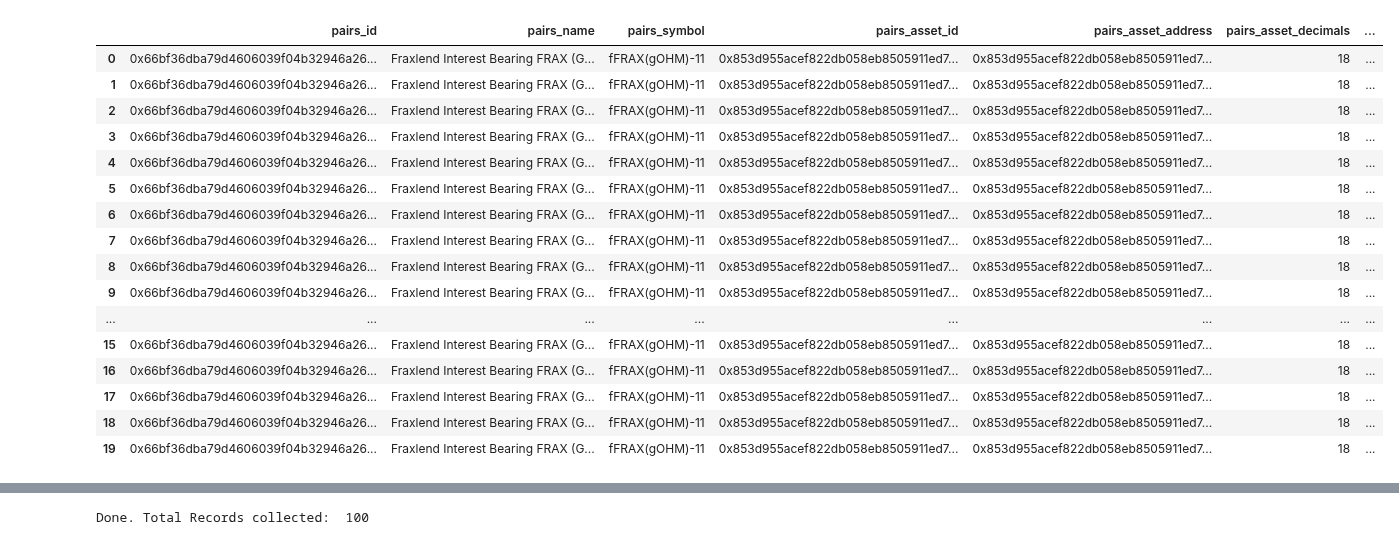
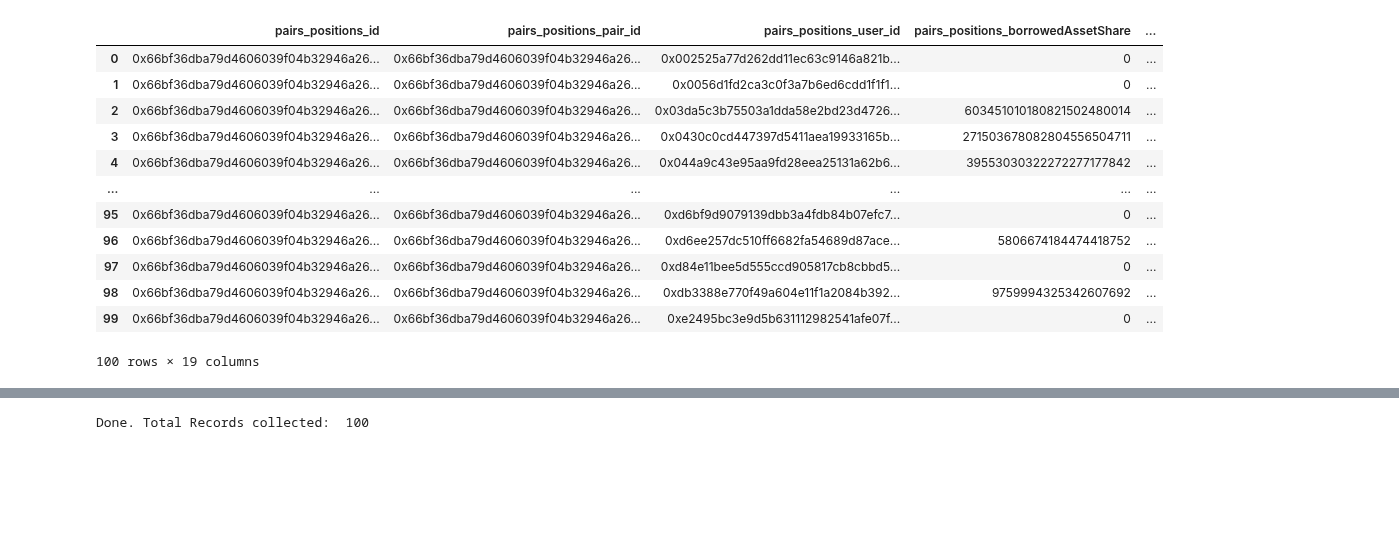
Before and after one commit to EdgeCaser/EconohmetricsOld, a Jupyter notebook: ohmFraxBorrowers.ipynb, the cells around one changed output, grey strips where cells are left out. Saved outputs shown, nothing was run; the diff lists cells and outputs as text; code cells hidden in the pictures; blank space fills up the shorter version.

Commit message:
Frax puller complete

```diff
--- a/ohmFraxBorrowers.ipynb
+++ b/ohmFraxBorrowers.ipynb
@@ -9,11 +12,11 @@ import  os as os
 # %%
 sg = Subgrounds()
-#apiKey = file = input('API Key, please')
+apiKey = file = input('API Key, please')
 # %%
 #https://api.thegraph.com/subgraphs/name/frax-finance-data/fraxlend-subgraph---mainnet
+#'https://gateway.thegraph.com/api/'+apiKey+'/subgraphs/id/GELTrjPJYEzxyp6Y2CtEaYpGHcJNrJA6i5Ci4KfJSEsf'
 
-
-frax = sg.load_api('https://api.thegraph.com/subgraphs/name/frax-finance-data/fraxlend-subgraph---mainnet')
+frax = sg.load_api('https://gateway.thegraph.com/api/'+apiKey+'/subgraphs/id/GELTrjPJYEzxyp6Y2CtEaYpGHcJNrJA6i5Ci4KfJSEsf')
 # %%
 fraxPoolQuery = frax.Query.pairs(
         orderBy='id',
@@ -22,31 +26,37 @@ fraxPoolQuery = frax.Query.pairs(
         where={ 'symbol': 'fFRAX(gOHM)-11' }
 )
 # %%
+listLength=0
+ticker = 1
+frax_borrowers_db = pd.DataFrame()
 fraxPools = sg.query_df([
-    fraxPoolQuery.id
+
+    fraxPoolQuery.positions
+    ,fraxPoolQuery.id
     ,fraxPoolQuery.name
     ,fraxPoolQuery.symbol
     ,fraxPoolQuery.asset
-    ,fraxPoolQuery.positions
 
 ]
 )
-fraxPools.head(20)
+
+listLength = len(fraxPools)
+userdb_length = len(fraxPools)
+frax_borrowers_db = fraxPools
+
+
+fraxPools.head(200)
 # %% [output]
-|  | pairs_id | pairs_name | pairs_symbol | pairs_asset_id | pairs_asset_address | pairs_asset_decimals | ... |
-| 0 | 0x66bf36dba79d4606039f04b32946a26... | Fraxlend Interest Bearing FRAX (G... | fFRAX(gOHM)-11 | 0x853d955acef822db058eb8505911ed7... | 0x853d955acef822db058eb8505911ed7... | 18 | ... |
-| 1 | 0x66bf36dba79d4606039f04b32946a26... | Fraxlend Interest Bearing FRAX (G... | fFRAX(gOHM)-11 | 0x853d955acef822db058eb8505911ed7... | 0x853d955acef822db058eb8505911ed7... | 18 | ... |
-| 2 | 0x66bf36dba79d4606039f04b32946a26... | Fraxlend Interest Bearing FRAX (G... | fFRAX(gOHM)-11 | 0x853d955acef822db058eb8505911ed7... | 0x853d955acef822db058eb8505911ed7... | 18 | ... |
-| 3 | 0x66bf36dba79d4606039f04b32946a26... | Fraxlend Interest Bearing FRAX (G... | fFRAX(gOHM)-11 | 0x853d955acef822db058eb8505911ed7... | 0x853d955acef822db058eb8505911ed7... | 18 | ... |
-| 4 | 0x66bf36dba79d4606039f04b32946a26... | Fraxlend Interest Bearing FRAX (G... | fFRAX(gOHM)-11 | 0x853d955acef822db058eb8505911ed7... | 0x853d955acef822db058eb8505911ed7... | 18 | ... |
-| 5 | 0x66bf36dba79d4606039f04b32946a26... | Fraxlend Interest Bearing FRAX (G... | fFRAX(gOHM)-11 | 0x853d955acef822db058eb8505911ed7... | 0x853d955acef822db058eb8505911ed7... | 18 | ... |
-| 6 | 0x66bf36dba79d4606039f04b32946a26... | Fraxlend Interest Bearing FRAX (G... | fFRAX(gOHM)-11 | 0x853d955acef822db058eb8505911ed7... | 0x853d955acef822db058eb8505911ed7... | 18 | ... |
-| 7 | 0x66bf36dba79d4606039f04b32946a26... | Fraxlend Interest Bearing FRAX (G... | fFRAX(gOHM)-11 | 0x853d955acef822db058eb8505911ed7... | 0x853d955acef822db058eb8505911ed7... | 18 | ... |
-| 8 | 0x66bf36dba79d4606039f04b32946a26... | Fraxlend Interest Bearing FRAX (G... | fFRAX(gOHM)-11 | 0x853d955acef822db058eb8505911ed7... | 0x853d955acef822db058eb8505911ed7... | 18 | ... |
-| 9 | 0x66bf36dba79d4606039f04b32946a26... | Fraxlend Interest Bearing FRAX (G... | fFRAX(gOHM)-11 | 0x853d955acef822db058eb8505911ed7... | 0x853d955acef822db058eb8505911ed7... | 18 | ... |
-| ... | ... | ... | ... | ... | ... | ... | ... |
-| 15 | 0x66bf36dba79d4606039f04b32946a26... | Fraxlend Interest Bearing FRAX (G... | fFRAX(gOHM)-11 | 0x853d955acef822db058eb8505911ed7... | 0x853d955acef822db058eb8505911ed7... | 18 | ... |
-| 16 | 0x66bf36dba79d4606039f04b32946a26... | Fraxlend Interest Bearing FRAX (G... | fFRAX(gOHM)-11 | 0x853d955acef822db058eb8505911ed7... | 0x853d955acef822db058eb8505911ed7... | 18 | ... |
-| 17 | 0x66bf36dba79d4606039f04b32946a26... | Fraxlend Interest Bearing FRAX (G... | fFRAX(gOHM)-11 | 0x853d955acef822db058eb8505911ed7... | 0x853d955acef822db058eb8505911ed7... | 18 | ... |
-| 18 | 0x66bf36dba79d4606039f04b32946a26... | Fraxlend Interest Bearing FRAX (G... | fFRAX(gOHM)-11 | 0x853d955acef822db058eb8505911ed7... | 0x853d955acef822db058eb8505911ed7... | 18 | ... |
-| 19 | 0x66bf36dba79d4606039f04b32946a26... | Fraxlend Interest Bearing FRAX (G... | fFRAX(gOHM)-11 | 0x853d955acef822db058eb8505911ed7... | 0x853d955acef822db058eb8505911ed7... | 18 | ... |
+|  | pairs_positions_id | pairs_positions_pair_id | pairs_positions_user_id | pairs_positions_borrowedAssetShare | ... |
+| 0 | 0x66bf36dba79d4606039f04b32946a26... | 0x66bf36dba79d4606039f04b32946a26... | 0x002525a77d262dd11ec63c9146a821b... | 0 | ... |
+| 1 | 0x66bf36dba79d4606039f04b32946a26... | 0x66bf36dba79d4606039f04b32946a26... | 0x0056d1fd2ca3c0f3a7b6ed6cdd1f1f1... | 0 | ... |
+| 2 | 0x66bf36dba79d4606039f04b32946a26... | 0x66bf36dba79d4606039f04b32946a26... | 0x03da5c3b75503a1dda58e2bd23d4726... | 603451010180821502480014 | ... |
+| 3 | 0x66bf36dba79d4606039f04b32946a26... | 0x66bf36dba79d4606039f04b32946a26... | 0x0430c0cd447397d5411aea19933165b... | 271503678082804556504711 | ... |
+| 4 | 0x66bf36dba79d4606039f04b32946a26... | 0x66bf36dba79d4606039f04b32946a26... | 0x044a9c43e95aa9fd28eea25131a62b6... | 39553030322272277177842 | ... |
+| ... | ... | ... | ... | ... | ... |
+| 95 | 0x66bf36dba79d4606039f04b32946a26... | 0x66bf36dba79d4606039f04b32946a26... | 0xd6bf9d9079139dbb3a4fdb84b07efc7... | 0 | ... |
+| 96 | 0x66bf36dba79d4606039f04b32946a26... | 0x66bf36dba79d4606039f04b32946a26... | 0xd6ee257dc510ff6682fa54689d87ace... | 5806674184474418752 | ... |
+| 97 | 0x66bf36dba79d4606039f04b32946a26... | 0x66bf36dba79d4606039f04b32946a26... | 0xd84e11bee5d555ccd905817cb8cbbd5... | 0 | ... |
+| 98 | 0x66bf36dba79d4606039f04b32946a26... | 0x66bf36dba79d4606039f04b32946a26... | 0xdb3388e770f49a604e11f1a2084b392... | 9759994325342607692 | ... |
+| 99 | 0x66bf36dba79d4606039f04b32946a26... | 0x66bf36dba79d4606039f04b32946a26... | 0xe2495bc3e9d5b631112982541afe07f... | 0 | ... |
+100 rows × 19 columns
```
Also changed, not shown: parts of 12 cells of this notebook, 1 other file.
